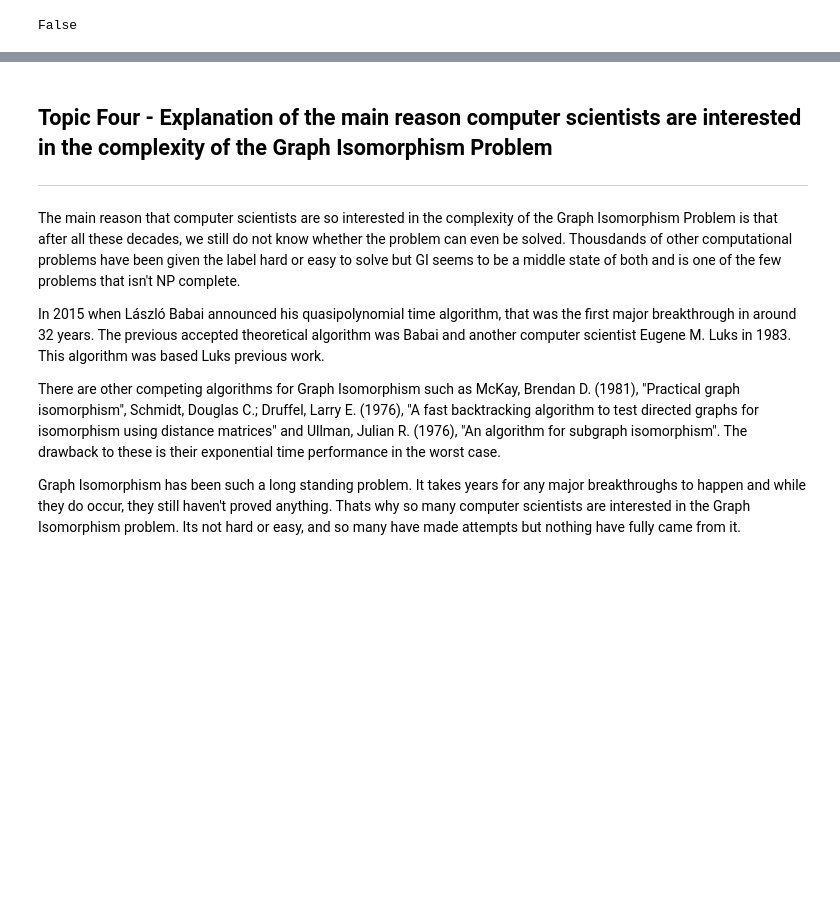
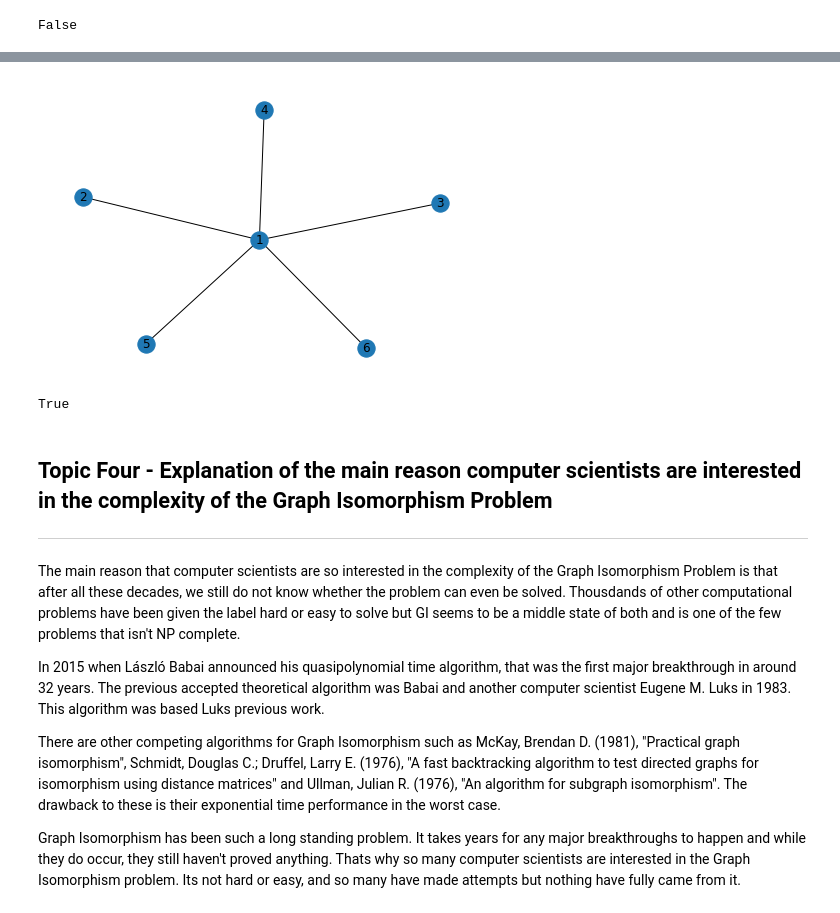
Before and after one commit to adamdalton155/GraphTheory, a Jupyter notebook: graph-isomorphism.ipynb, the cells around one changed output, grey strips where cells are left out. Drawn from its saved outputs; the diff is of its cells as text; code cells hidden in the pictures; blank space fills up the shorter version.

```diff
--- a/graph-isomorphism.ipynb
+++ b/graph-isomorphism.ipynb
@@ -73,3 +80,14 @@ As seen in the graph above, the graph
+# %%
+B = nx.Graph()
+B.add_nodes_from([1, 2, 3, 4, 5, 6])
+B.add_edges_from([(1,2), (1,3), (1,4), (1,5), (1,6)])
+nx.draw(B, with_labels = 1)
+# %% [output]
+[figure, added]
+# %%
+nx.is_isomorphic(A,B)
+# %% [output]
+True
 # %% [markdown]
 <h2>Topic Four - Explanation of the main reason computer scientists are interested in the complexity of the Graph Isomorphism Problem</h2>
 <hr>
```
Also changed, not shown: parts of 3 cells of this notebook.
